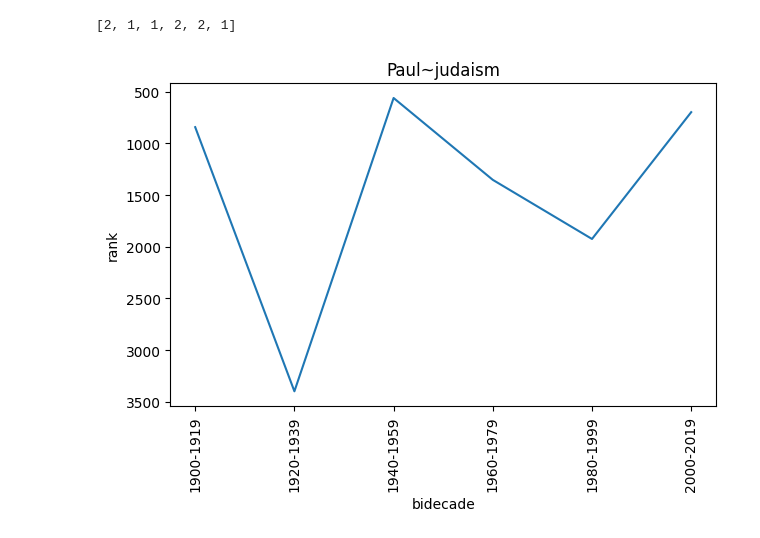
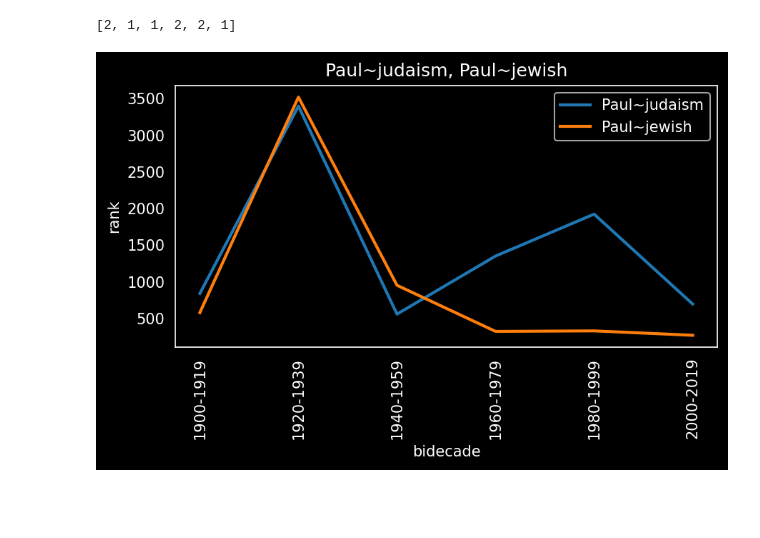
Before and after one commit to kasev/mops, a Jupyter notebook: scripts/exploring-matrices.ipynb, the cells around one changed output. Drawn from its saved outputs; the diff is of its cells as text; code cells hidden in the pictures; blank space fills up the shorter version.

Commit message:
black background

```diff
--- a/scripts/exploring-matrices.ipynb
+++ b/scripts/exploring-matrices.ipynb
@@ -119,22 +121,36 @@ position_by_bidecade("Paul", "apostle")
 position_by_bidecade("Paul", "Apostle")
 # %% [output]
 [2, 1, 1, 2, 2, 1]
-# %%
-
-def plot_postion_by_bidecade(term1, term2):
-  fig, ax = plt.subplots(tight_layout=True)
-  ax.plot(position_by_bidecade(term1, term2))
-  ax.set_title(term1+"~"+term2)
-  ax.set_xticks(range(6))
-  ax.set_xticklabels(bidecades_list, rotation=90)
-  ax.invert_yaxis()
-  ax.set_xlabel("bidecade")
-  ax.set_ylabel("rank")
-  return fig
+# %%
+
+def plot_postion_by_bidecade(tuples, figsize=(6,4)):
+  fig, ax = plt.subplots(tight_layout=True, figsize=figsize, dpi=150)
+  fig.patch.set_facecolor("black")
+  ax.set_facecolor("black")
+  colors = sns.color_palette(None, len(tuples))
+  for terms, color in zip(tuples, colors):
+    positions = position_by_bidecade(terms[0], terms[1])
+    ax.plot(positions, linewidth=2, color=color, label=terms[0]+"~"+terms[1])
+  ax.set_title(", ".join([terms[0]+"~"+terms[1] for terms in tuples]), color="white")
+  ax.set_xticks(range(6))
+  ax.set_xticklabels(bidecades_list, color="white", rotation=90)
+  #if np.max(positions) < 5:
+  #  ax.set_yticklabels([str(np.round(el, 1)) for el in ax.get_yticks()], color="white")
+  #else:
+  ax.set_yticklabels([str(int(el)) for el in ax.get_yticks()], color="white")
+  #ax.invert_yaxis()
+  ax.set_xlabel("bidecade", color="white")
+  ax.set_ylabel("rank", color="white")
+  ax.spines['bottom'].set_color('white')
+  ax.spines['top'].set_color('white')
+  ax.spines['right'].set_color('white')
+  ax.spines['left'].set_color('white')
+  ax.legend(facecolor="black", labelcolor="white")
+  return fig
 # %%
-fig = plot_postion_by_bidecade("Paul", "judaism")
+fig = plot_postion_by_bidecade([("Paul", "judaism"), ("Paul", "jewish")], figsize=(6,4))
 # %% [output]
-[figure, old version]
+[figure, new version]
 # %%
 download_figure(fig)
 # %% [output]
```
Also changed, not shown: parts of 1 cell of this notebook.
